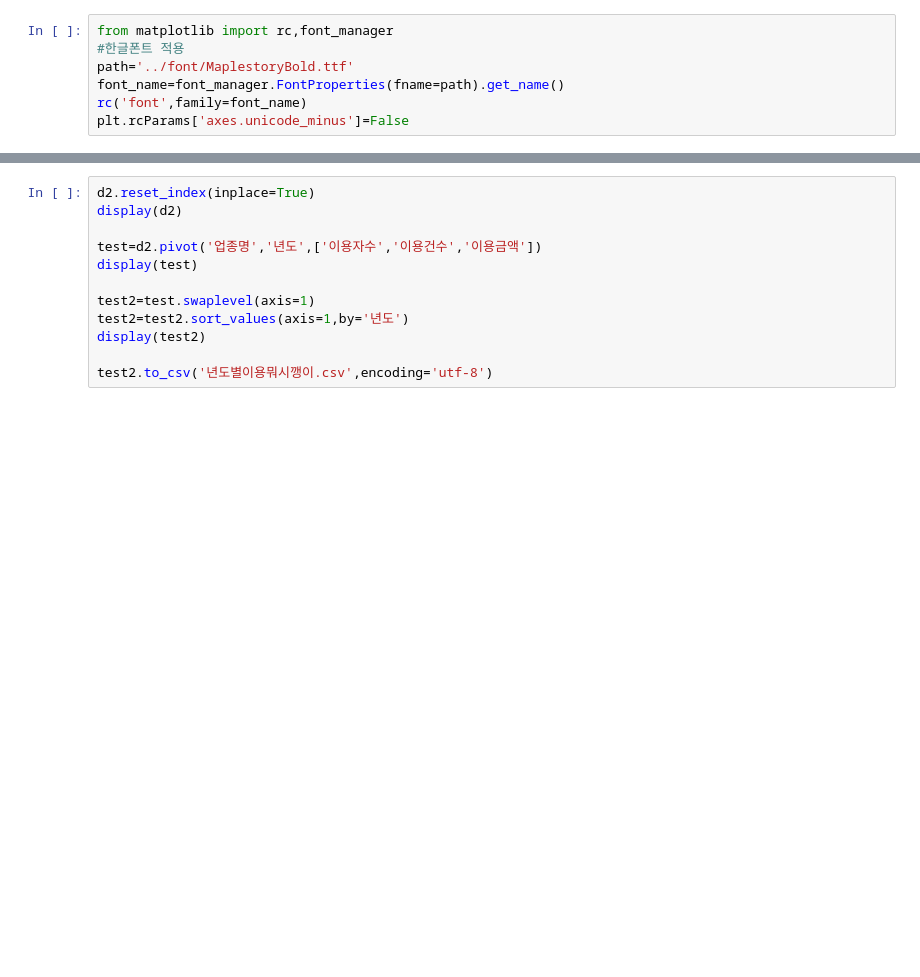
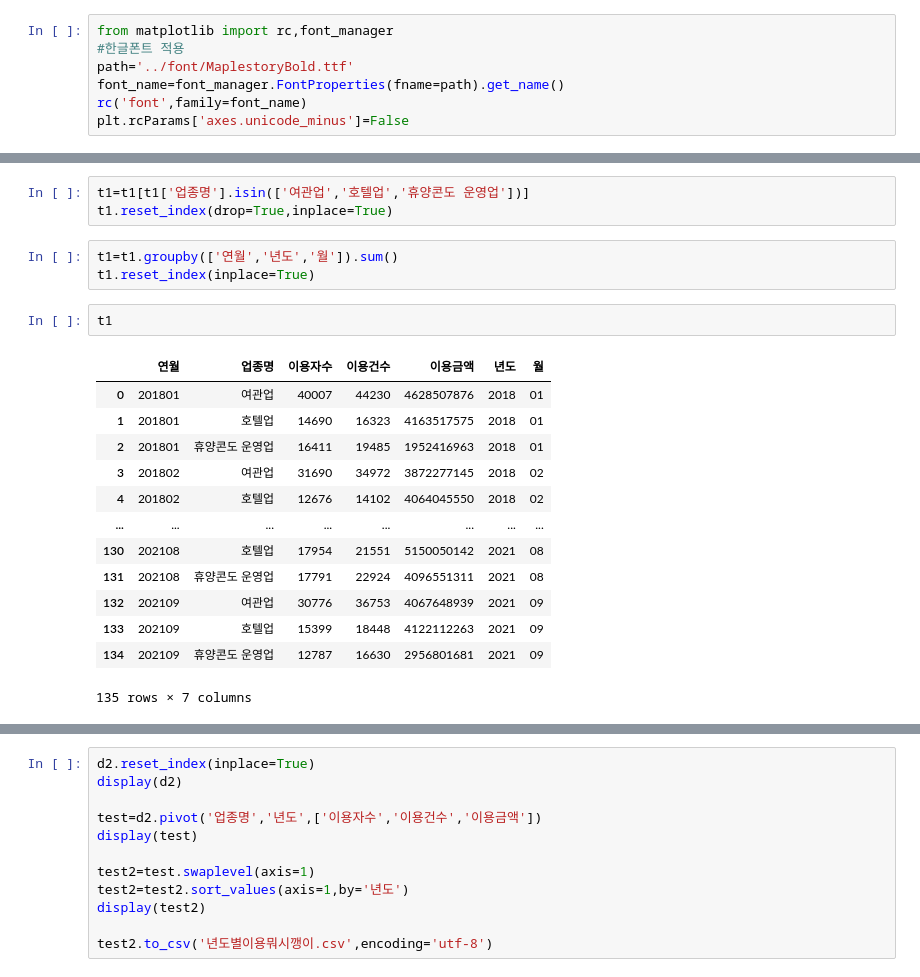
Before and after one commit to jyakler/pythonproject, a Jupyter notebook: category.ipynb, the cells around one changed output, grey strips where cells are left out. Saved outputs shown, nothing was run; the diff lists cells and outputs as text; blank space fills up the shorter version.

```diff
--- a/category.ipynb
+++ b/category.ipynb
@@ -63,0 +26,22 @@ array(['건강보조식품 소매업', '골프장 운영업', '과실 및 채소
+# %%
+t1=t1[t1['업종명'].isin(['여관업','호텔업','휴양콘도 운영업'])]
+t1.reset_index(drop=True,inplace=True)
+# %%
+t1=t1.groupby(['연월','년도','월']).sum()
+t1.reset_index(inplace=True)
+# %%
+t1
+# %% [output]
+|  | 연월 | 업종명 | 이용자수 | 이용건수 | 이용금액 | 년도 | 월 |
+| 0 | 201801 | 여관업 | 40007 | 44230 | 4628507876 | 2018 | 01 |
+| 1 | 201801 | 호텔업 | 14690 | 16323 | 4163517575 | 2018 | 01 |
+| 2 | 201801 | 휴양콘도 운영업 | 16411 | 19485 | 1952416963 | 2018 | 01 |
+| 3 | 201802 | 여관업 | 31690 | 34972 | 3872277145 | 2018 | 02 |
+| 4 | 201802 | 호텔업 | 12676 | 14102 | 4064045550 | 2018 | 02 |
+| ... | ... | ... | ... | ... | ... | ... | ... |
+| 130 | 202108 | 호텔업 | 17954 | 21551 | 5150050142 | 2021 | 08 |
+| 131 | 202108 | 휴양콘도 운영업 | 17791 | 22924 | 4096551311 | 2021 | 08 |
+| 132 | 202109 | 여관업 | 30776 | 36753 | 4067648939 | 2021 | 09 |
+| 133 | 202109 | 호텔업 | 15399 | 18448 | 4122112263 | 2021 | 09 |
+| 134 | 202109 | 휴양콘도 운영업 | 12787 | 16630 | 2956801681 | 2021 | 09 |
+135 rows × 7 columns
```
Also changed, not shown: parts of 11 cells of this notebook, 2 other files.
